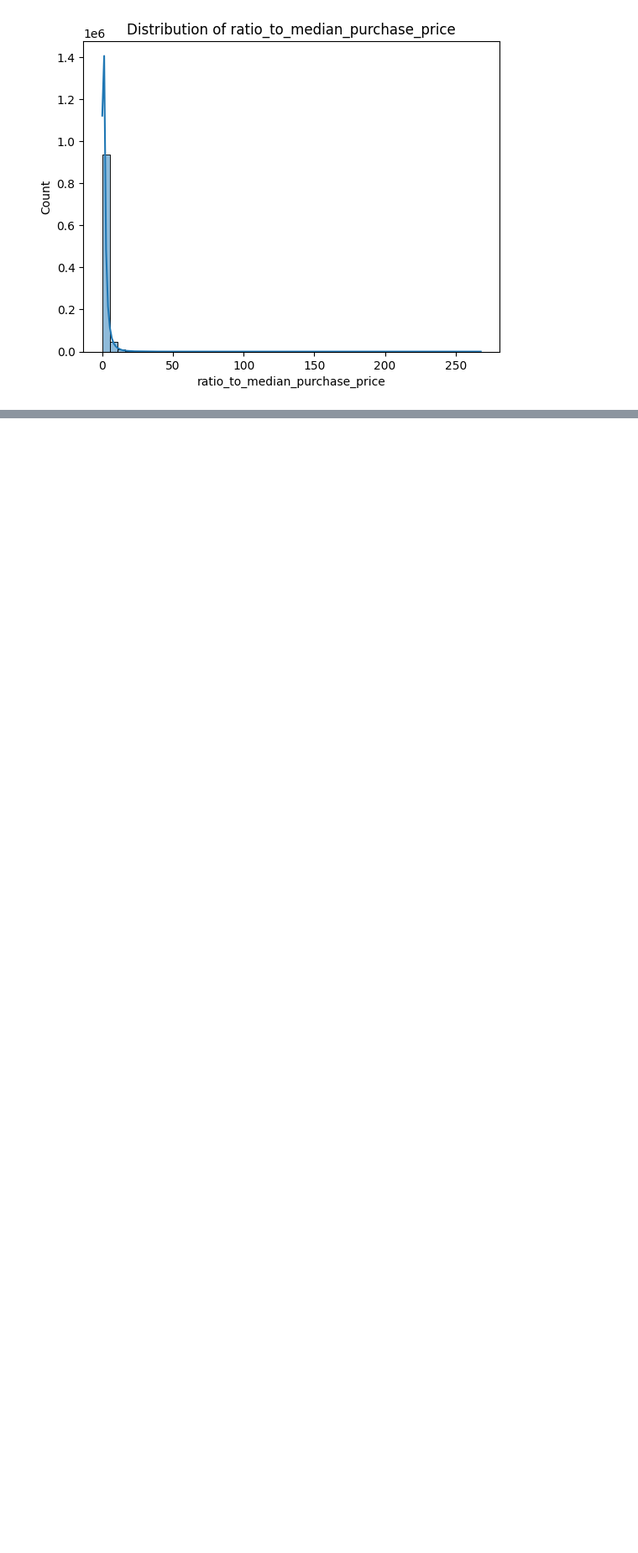
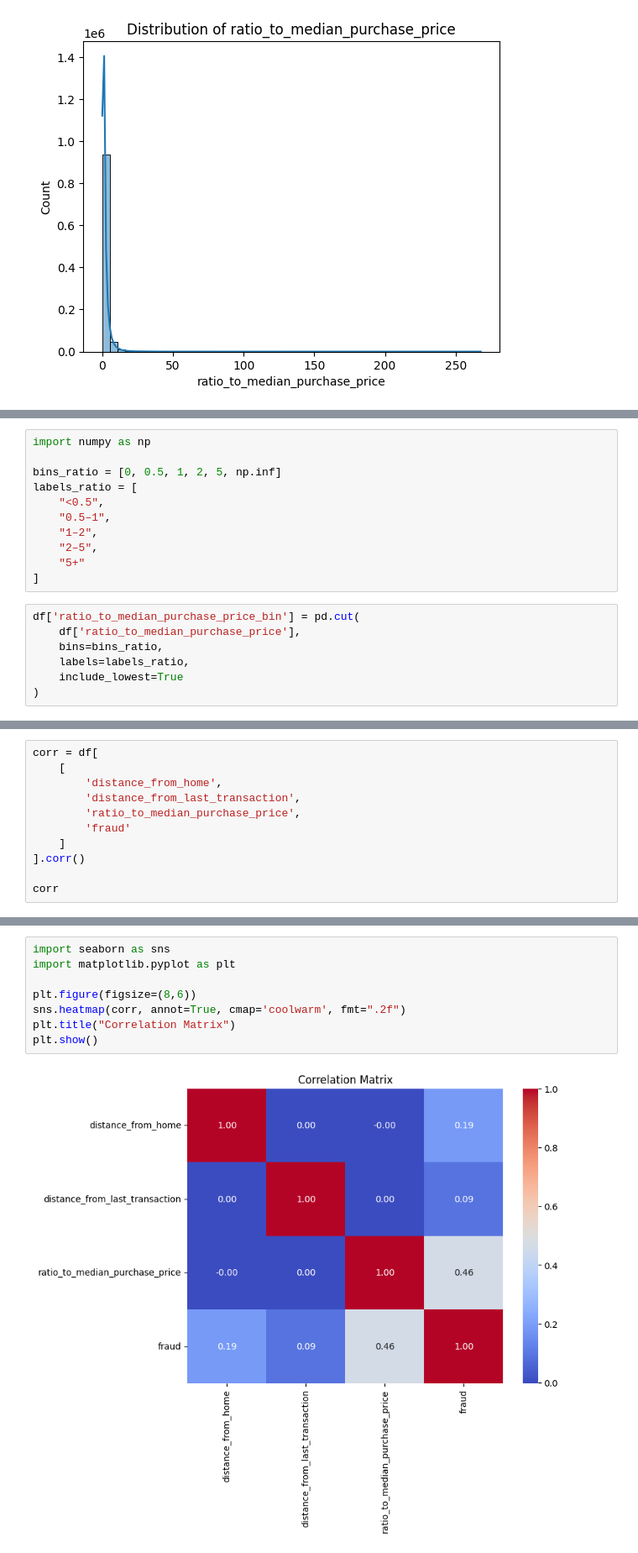
Before and after one commit to Mahaamimiii/Credit_Card_Fraud_Analysis, a Jupyter notebook: Cred_Card_Fraudipynb.ipynb, the cells around one changed output, grey strips where cells are left out. Shown at 84% size. Saved outputs shown, nothing was run; the diff lists cells and outputs as text; blank space fills up the shorter version.

```diff
--- a/Cred_Card_Fraudipynb.ipynb
+++ b/Cred_Card_Fraudipynb.ipynb
@@ -87,0 +223,18 @@ for col in cont_cols:
+# %%
+import numpy as np
+
+bins_ratio = [0, 0.5, 1, 2, 5, np.inf]
+labels_ratio = [
+    "<0.5",
+    "0.5–1",
+    "1–2",
+    "2–5",
+    "5+"
+]
+# %%
+df['ratio_to_median_purchase_price_bin'] = pd.cut(
+    df['ratio_to_median_purchase_price'],
+    bins=bins_ratio,
+    labels=labels_ratio,
+    include_lowest=True
+)
@@ -87,0 +325,11 @@ for col in cont_cols:
+# %%
+corr = df[
+    [
+        'distance_from_home',
+        'distance_from_last_transaction',
+        'ratio_to_median_purchase_price',
+        'fraud'
+    ]
+].corr()
+
+corr
@@ -87,0 +342,10 @@ for col in cont_cols:
+# %%
+import seaborn as sns
+import matplotlib.pyplot as plt
+
+plt.figure(figsize=(8,6))
+sns.heatmap(corr, annot=True, cmap='coolwarm', fmt=".2f")
+plt.title("Correlation Matrix")
+plt.show()
+# %% [output]
+[figure, added]
```
Also changed, not shown: parts of 70 cells of this notebook.
